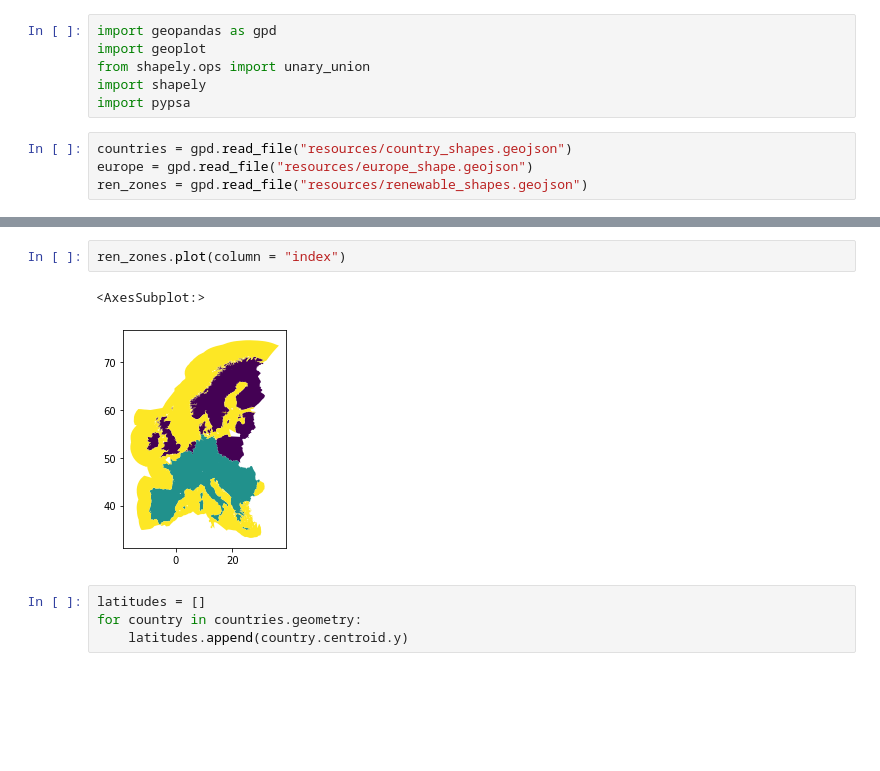
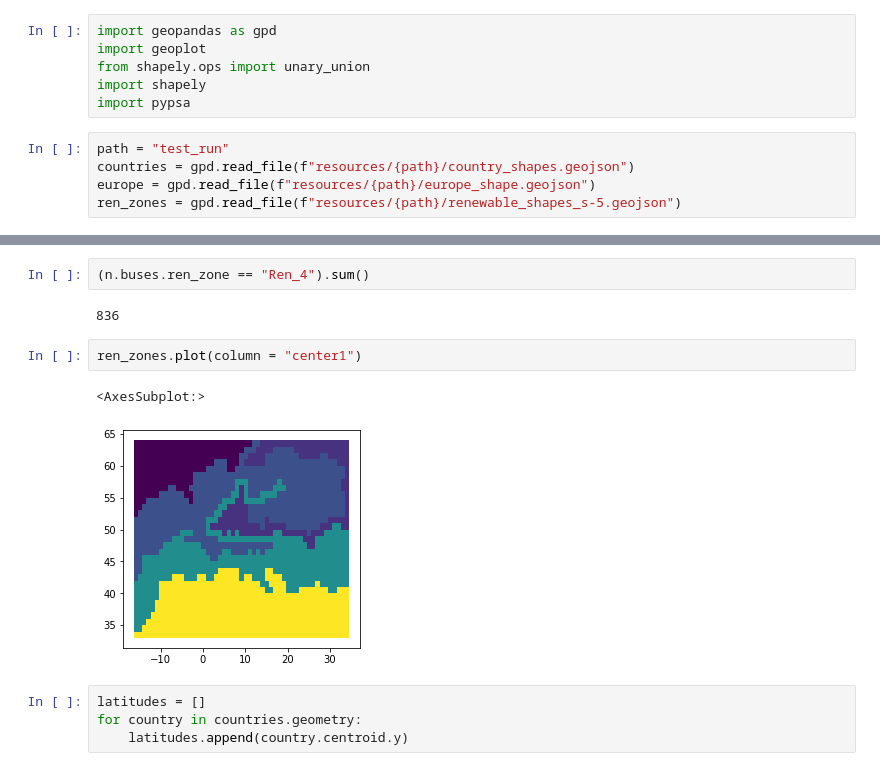
Before and after one commit to KristofPhillips95/pypsa-eur, a Jupyter notebook: Shapes.ipynb, the cells around one changed output, grey strips where cells are left out. Saved outputs shown, nothing was run; the diff lists cells and outputs as text; blank space fills up the shorter version.

Commit message:
Rewable shapes adapted

```diff
--- a/Shapes.ipynb
+++ b/Shapes.ipynb
@@ -5,9 +5,10 @@ from shapely.ops import unary_union
 import shapely
 import pypsa
 # %%
-countries = gpd.read_file("resources/country_shapes.geojson")
-europe = gpd.read_file("resources/europe_shape.geojson")
-ren_zones = gpd.read_file("resources/renewable_shapes.geojson")
+path = "test_run"
+countries = gpd.read_file(f"resources/{path}/country_shapes.geojson")
+europe = gpd.read_file(f"resources/{path}/europe_shape.geojson")
+ren_zones = gpd.read_file(f"resources/{path}/renewable_shapes_s-5.geojson")
 # %%
 #n = pypsa.Network("networks/base_s-5.nc")
 #n= pypsa.Network("networks/elec_s-5.nc")
@@ -35,8 +18,12 @@ n.buses
+# %%
+(n.buses.ren_zone == "Ren_4").sum()
+# %% [output]
+836
 # %%
-ren_zones.plot(column = "index")
+ren_zones.plot(column = "center1")
 # %% [output]
 <AxesSubplot:>
-[figure, old version]
+[figure, new version]
 # %%
 latitudes = []
 for country in countries.geometry:
```
Also changed, not shown: parts of 2 cells of this notebook, 2 other files.
